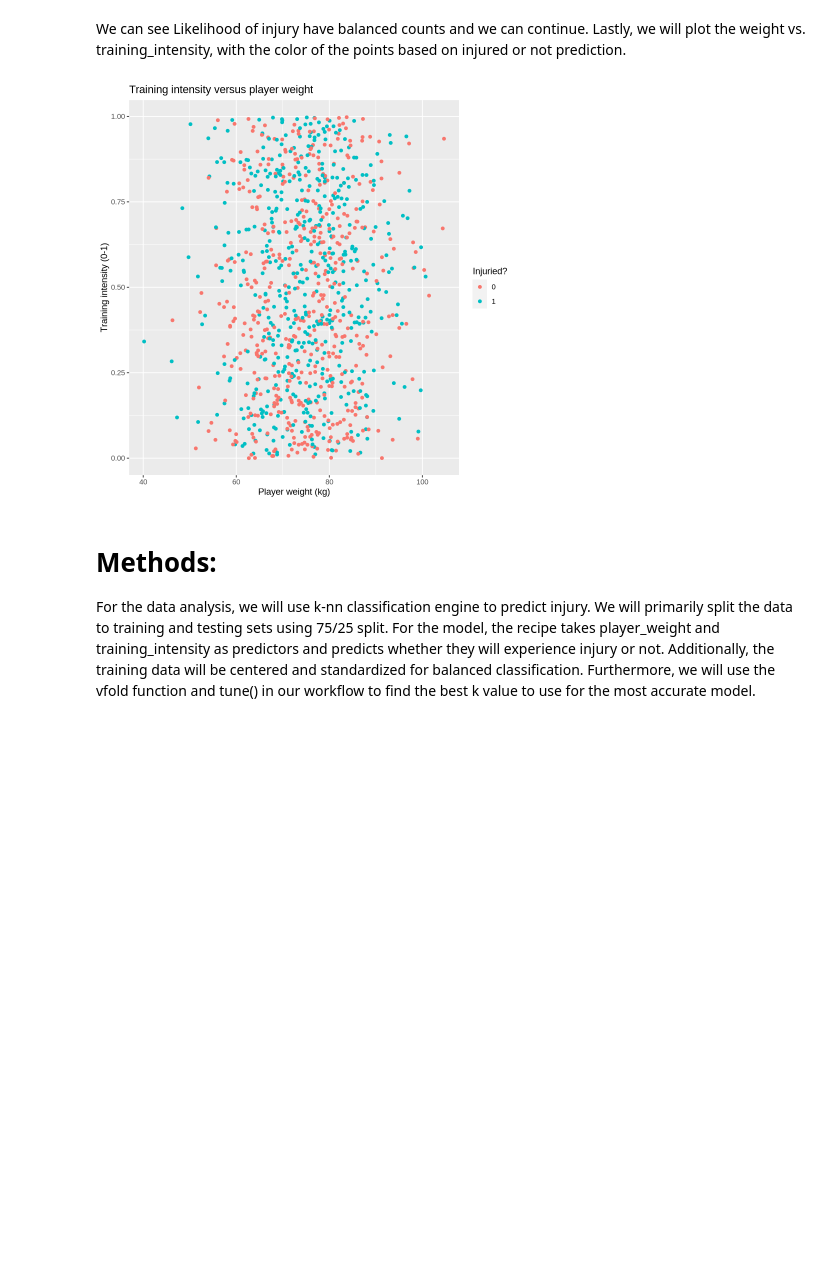
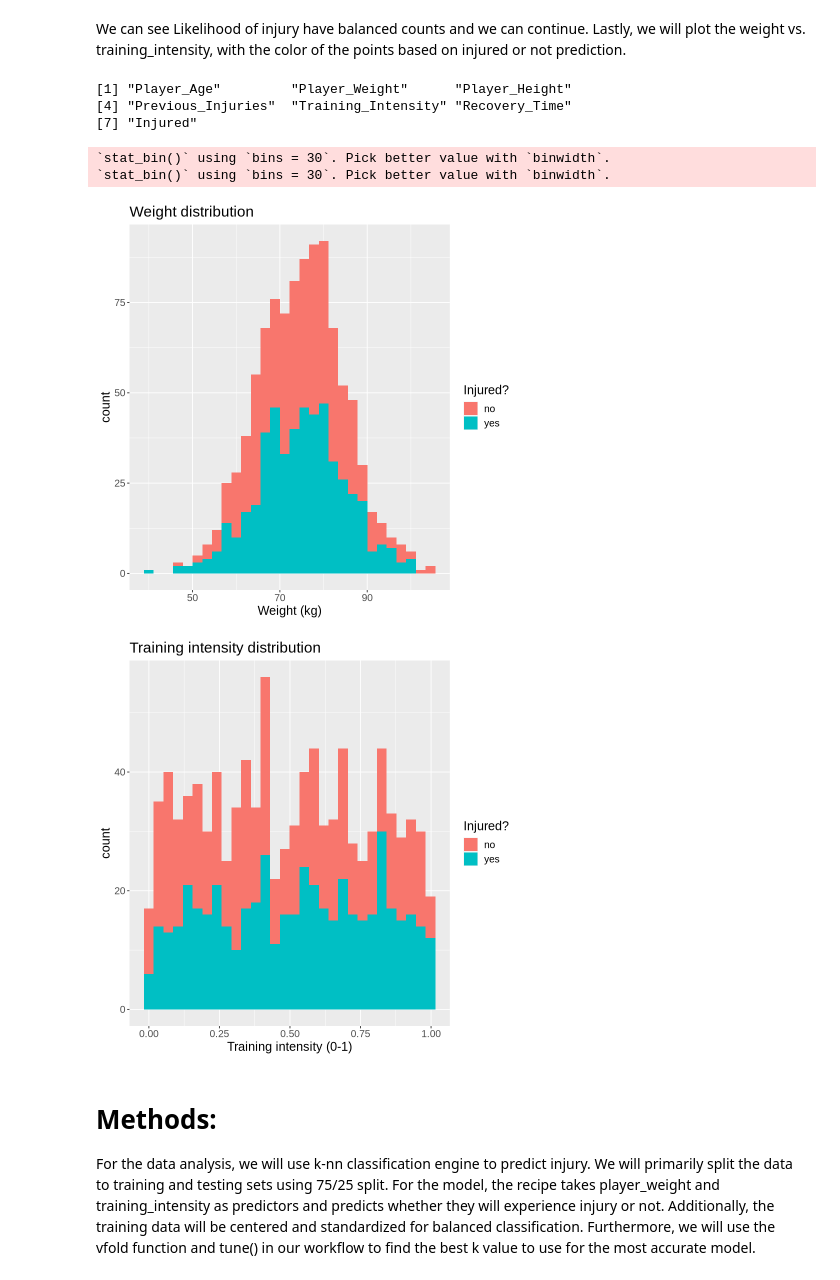
Before and after one commit to nkim0/Group-Project, a Jupyter notebook: Group Project Proposal.ipynb, the cells around one changed output. Drawn from its saved outputs; the diff is of its cells as text; code cells hidden in the pictures; blank space fills up the shorter version.

```diff
--- a/Group Project Proposal.ipynb
+++ b/Group Project Proposal.ipynb
@@ -52,16 +64,54 @@ A tibble: 2 × 2
 # %% [markdown]
 We can see Likelihood of injury have balanced counts and we can continue. Lastly, we will plot the weight vs. training_intensity, with the color of the points based on injured or not prediction.
 # %%
-relation_plot <- tidy_data |>
+relation_plot <- selected_data |>
     ggplot(aes(x=Player_Weight, y=Training_Intensity, color=Injured)) +
     geom_point() +
     ggtitle("Training intensity versus player weight") +
-    labs(x="Player weight (kg)", y="Training intensity (0-1)", color="Injuried?")
+    labs(x="Player weight (kg)", y="Training intensity (0-1)", color="Injuried?") +
+    theme(text=element_text(size=15))
 
+prime_plot <- tidy_data_all |>
+    ggplot(aes(fill=Injured)) + labs(fill="Injured?") + theme(text=element_text(size=15))
 
-relation_plot
+age_distribution <- prime_plot +
+    geom_histogram(aes(x=Player_Age)) +
+    ggtitle("Age distribution") +
+    labs(x="Age (year)")
+
+weight_distribution <- prime_plot +
+    geom_histogram(aes(x=Player_Weight)) +
+    ggtitle("Weight distribution") +
+    labs(x="Weight (kg)")
+
+pre_Inj_distribution <- prime_plot +
+    geom_bar(aes(x=Previous_Injuries)) +
+    ggtitle("Previous injuries distribution") +
+    labs(x="number of previous injuries")
+
+intensity_distribution <- prime_plot +
+    geom_histogram(aes(x=Training_Intensity)) +
+    ggtitle("Training intensity distribution") +
+    labs(x="Training intensity (0-1)")
+
+recovery_time_distribution <- prime_plot +
+    geom_histogram(aes(x=Recovery_Time)) +
+    ggtitle("Recovery time distribution") +
+    labs(x="recovery time")
+
+col_names
+
+# relation_plot
+weight_distribution
+intensity_distribution
 # %% [output]
+[1] "Player_Age"         "Player_Weight"      "Player_Height"
+[4] "Previous_Injuries"  "Training_Intensity" "Recovery_Time"
+[7] "Injured"
+`stat_bin()` using `bins = 30`. Pick better value with `binwidth`.
+`stat_bin()` using `bins = 30`. Pick better value with `binwidth`.
-[figure, old version]
+[figure, new version]
+[figure, added]
 # %% [markdown]
 # Methods:
 For the data analysis, we will use k-nn classification engine to predict injury. We will primarily split the data to training and testing sets using 75/25 split. For the model, the recipe takes player_weight and training_intensity as predictors and predicts whether they will experience injury or not. Additionally, the training data will be centered and standardized for balanced classification. Furthermore, we will use the vfold function and tune() in our workflow to find the best k value to use for the most accurate model.
```
Also changed, not shown: parts of 1 cell of this notebook.
